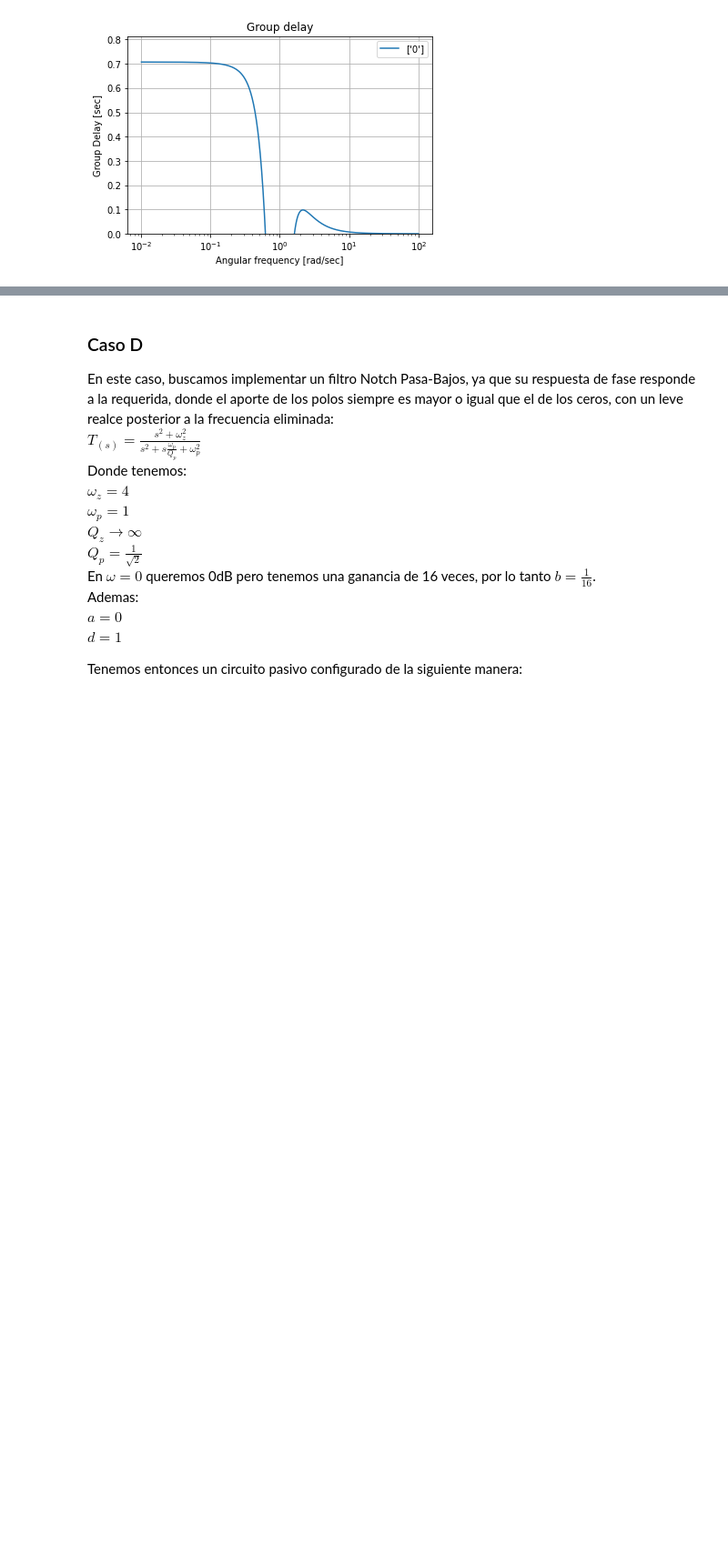
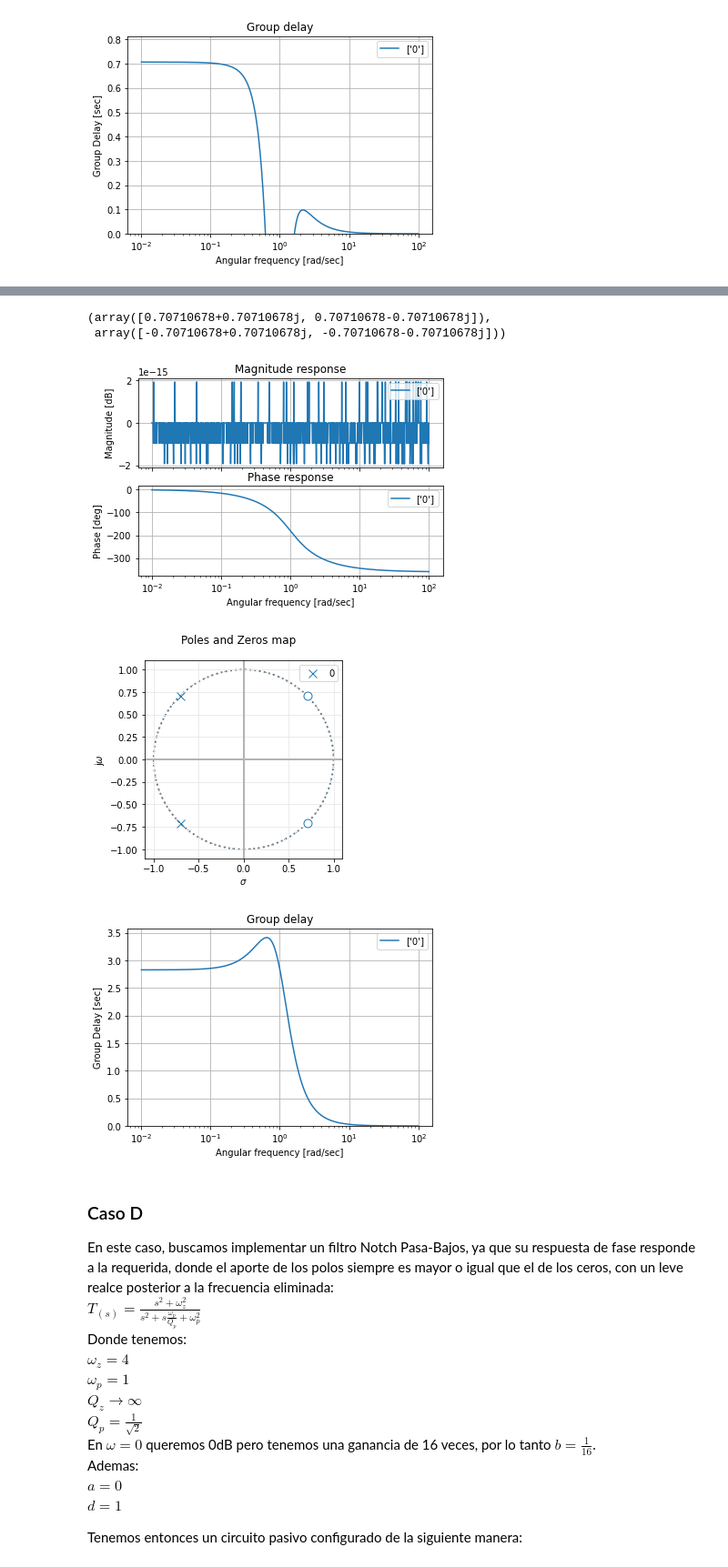
Before and after one commit to usandomir/TC2, a Jupyter notebook: TPS5.ipynb, the cells around one changed output, grey strips where cells are left out. Shown at 91% size. Saved outputs shown, nothing was run; the diff lists cells and outputs as text; code cells hidden in the pictures; blank space fills up the shorter version.

```diff
--- a/TPS5.ipynb
+++ b/TPS5.ipynb
@@ -189,3 +212,21 @@ zerosb, polesb
+# %%
+num_c = [1, -m.sqrt(2), 1]
+den_c = [1, m.sqrt(2), 1]
+
+casoc = sp.TransferFunction(num_c, den_c)
+
+sp.analyze_sys(casoc)
+
+#Coordenadas de polos y ceros
+zerosc = np.roots(num_c)
+polesc = np.roots(den_c)
+zerosc, polesc
+# %% [output]
+(array([0.70710678+0.70710678j, 0.70710678-0.70710678j]),
+ array([-0.70710678+0.70710678j, -0.70710678-0.70710678j]))
+[figure, added]
+[figure, added]
+[figure, added]
 # %% [markdown]
 ### Caso D
 
```
Also changed, not shown: parts of 4 cells of this notebook.
